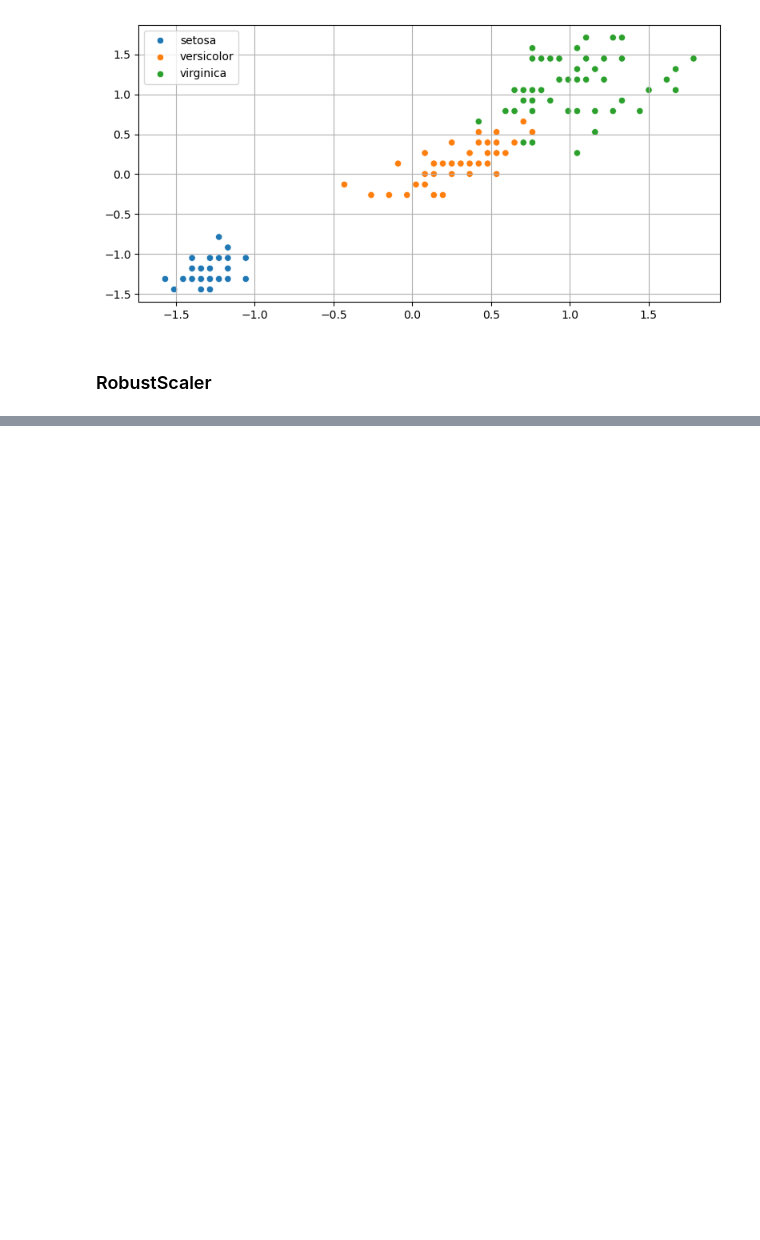
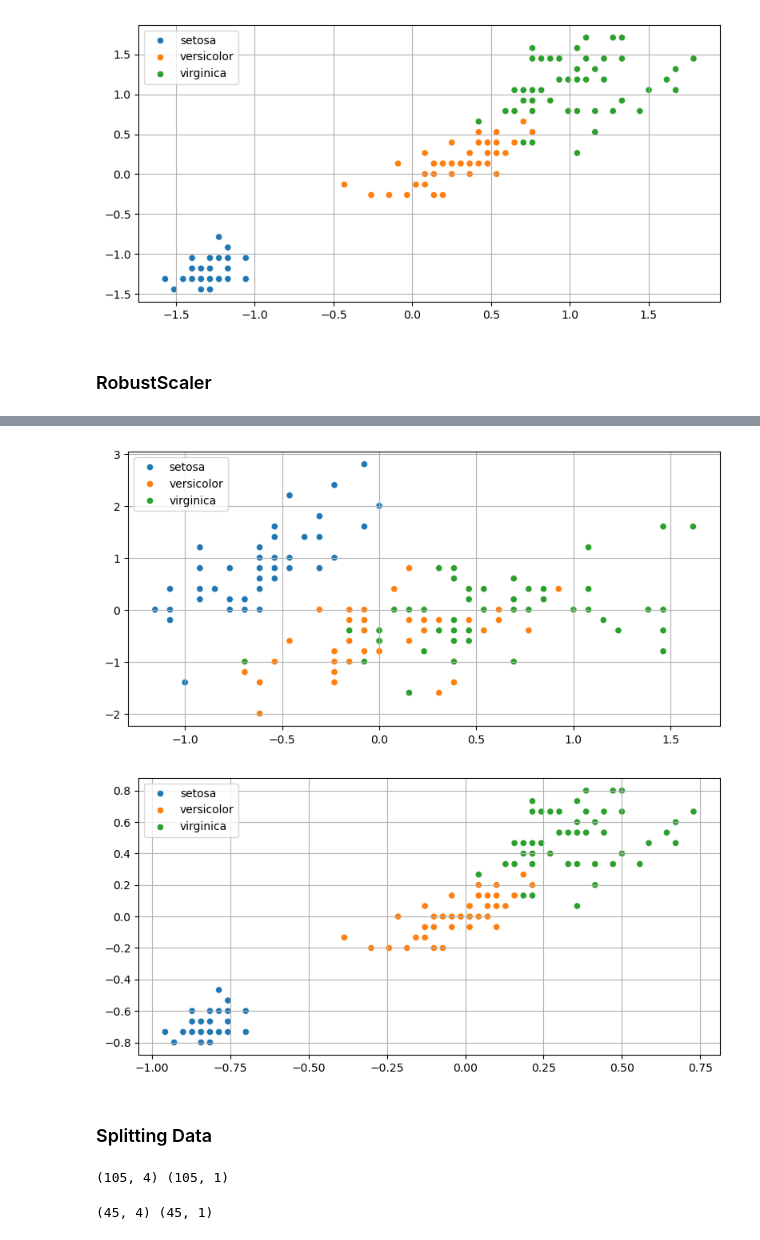
Before and after one commit to kusin/bahan-ajar-ML, a Jupyter notebook: Pertemuan 4 - Teknik Praproses Data/Preprocessing - iris.ipynb, the cells around one changed output, grey strips where cells are left out. Saved outputs shown, nothing was run; the diff lists cells and outputs as text; code cells hidden in the pictures; blank space fills up the shorter version.

```diff
--- a/Pertemuan 4 - Teknik Praproses Data/Preprocessing - iris.ipynb
+++ b/Pertemuan 4 - Teknik Praproses Data/Preprocessing - iris.ipynb
@@ -188,0 +227,9 @@ scatter(standard, "petal_length", "petal_width")
+# %%
+# results robust with scatterplot
+scatter(robust, "sepal_length", "sepal_width")
+scatter(robust, "petal_length", "petal_width")
+# %% [output]
+[figure, added]
+[figure, added]
+# %% [markdown]
+### Splitting Data
@@ -188,0 +241,10 @@ scatter(standard, "petal_length", "petal_width")
+# %%
+# show dimension of data train
+print(trainX.shape, trainY.shape)
+# %% [output]
+(105, 4) (105, 1)
+# %%
+# show dimension of data test
+print(testX.shape, testY.shape)
+# %% [output]
+(45, 4) (45, 1)
```
Also changed, not shown: parts of 7 cells of this notebook.
